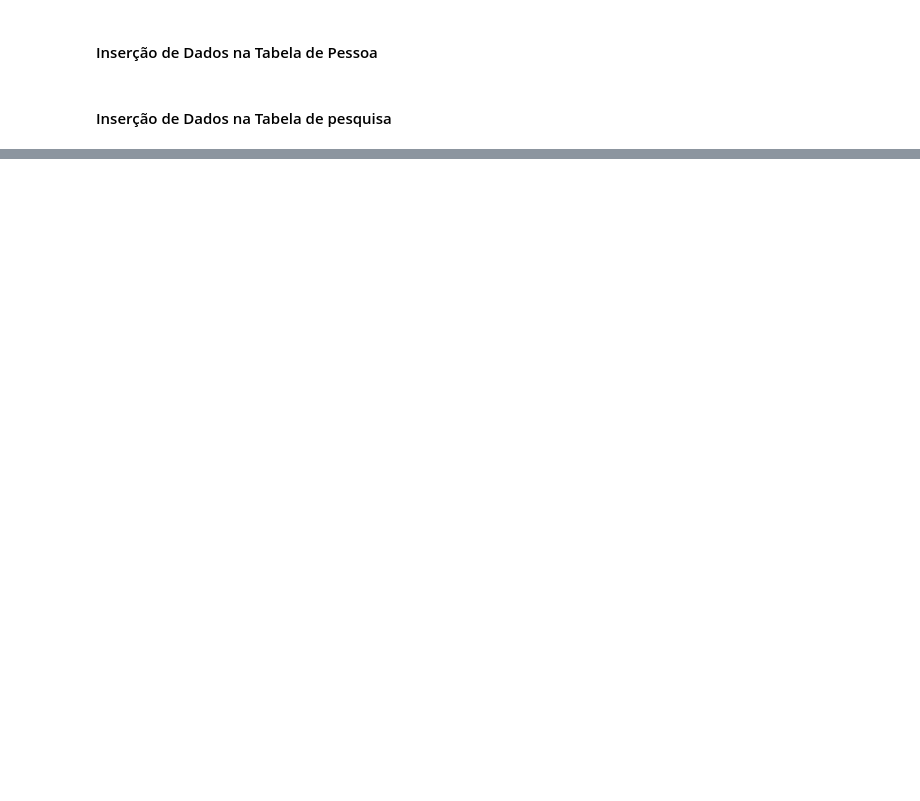
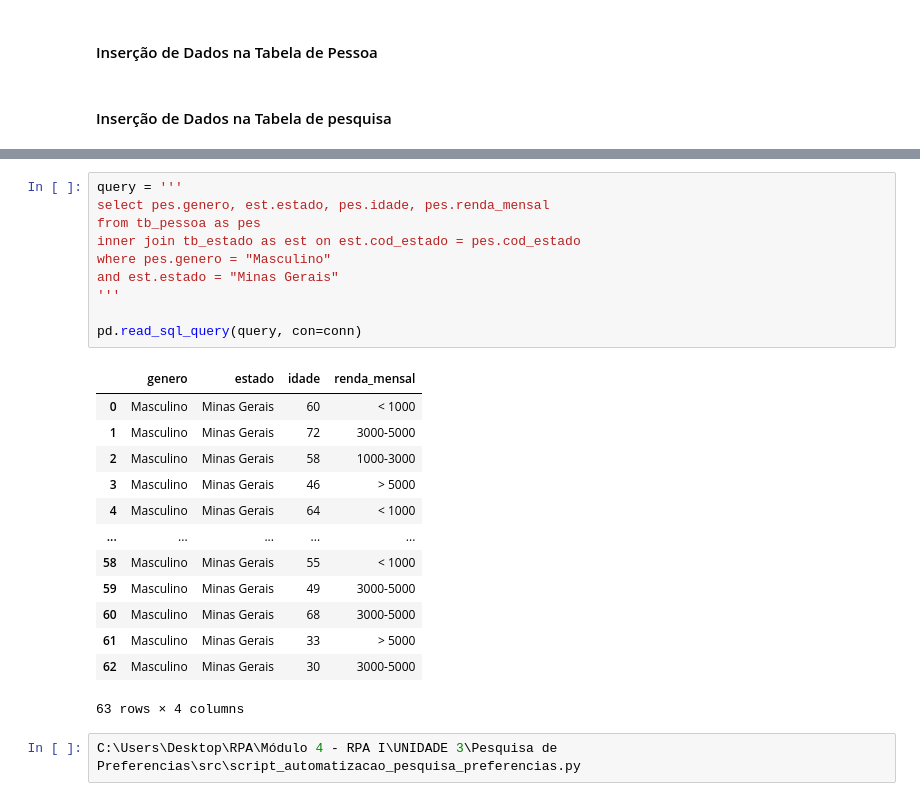
Before and after one commit to pegonsLog/RPA, a Jupyter notebook: Módulo 4 - RPA I/UNIDADE 3/Pesquisa de Preferencias/src/Automacao_RPA_Pesquisa_Preferencias.ipynb, the cells around one changed output, grey strips where cells are left out. Saved outputs shown, nothing was run; the diff lists cells and outputs as text; blank space fills up the shorter version.

```diff
--- a/Módulo 4 - RPA I/UNIDADE 3/Pesquisa de Preferencias/src/Automacao_RPA_Pesquisa_Preferencias.ipynb
+++ b/Módulo 4 - RPA I/UNIDADE 3/Pesquisa de Preferencias/src/Automacao_RPA_Pesquisa_Preferencias.ipynb
@@ -712,0 +841,26 @@ conn.commit()
+# %%
+query = '''
+select pes.genero, est.estado, pes.idade, pes.renda_mensal
+from tb_pessoa as pes
+inner join tb_estado as est on est.cod_estado = pes.cod_estado
+where pes.genero = "Masculino"
+and est.estado = "Minas Gerais"
+'''
+
+pd.read_sql_query(query, con=conn)
+# %% [output]
+|  | genero | estado | idade | renda_mensal |
+| 0 | Masculino | Minas Gerais | 60 | < 1000 |
+| 1 | Masculino | Minas Gerais | 72 | 3000-5000 |
+| 2 | Masculino | Minas Gerais | 58 | 1000-3000 |
+| 3 | Masculino | Minas Gerais | 46 | > 5000 |
+| 4 | Masculino | Minas Gerais | 64 | < 1000 |
+| ... | ... | ... | ... | ... |
+| 58 | Masculino | Minas Gerais | 55 | < 1000 |
+| 59 | Masculino | Minas Gerais | 49 | 3000-5000 |
+| 60 | Masculino | Minas Gerais | 68 | 3000-5000 |
+| 61 | Masculino | Minas Gerais | 33 | > 5000 |
+| 62 | Masculino | Minas Gerais | 30 | 3000-5000 |
+63 rows × 4 columns
+# %%
+C:\Users\Desktop\RPA\Módulo 4 - RPA I\UNIDADE 3\Pesquisa de Preferencias\src\script_automatizacao_pesquisa_preferencias.py
```
Also changed, not shown: parts of 30 cells of this notebook, 4 other files.
